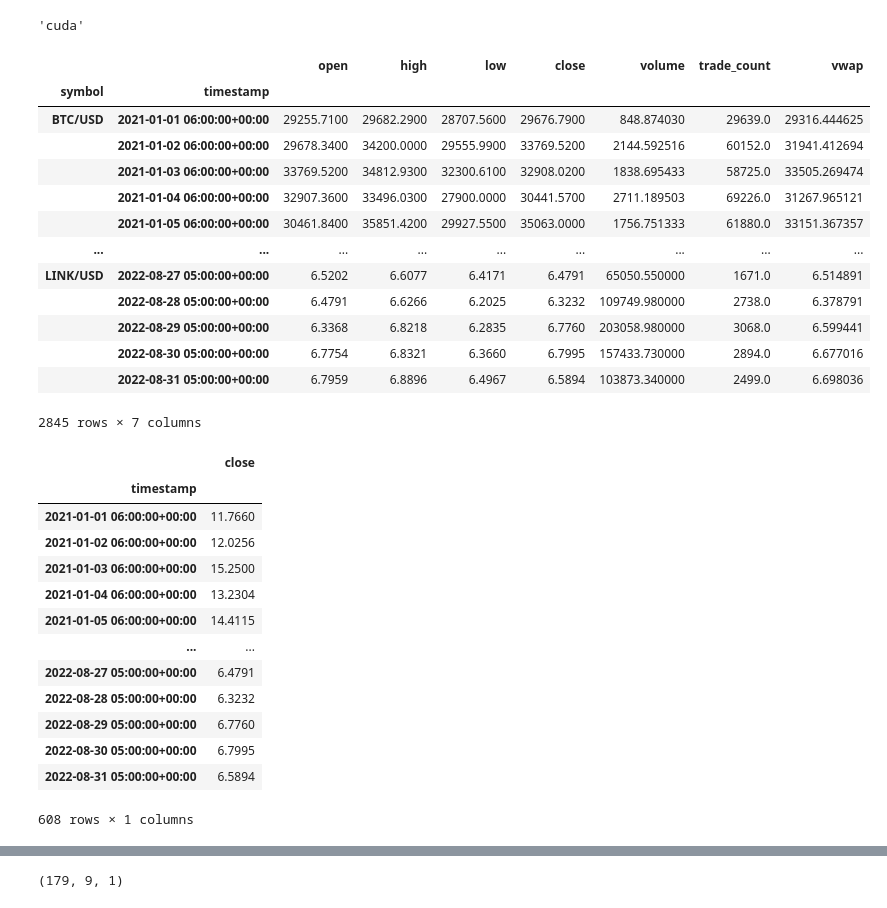
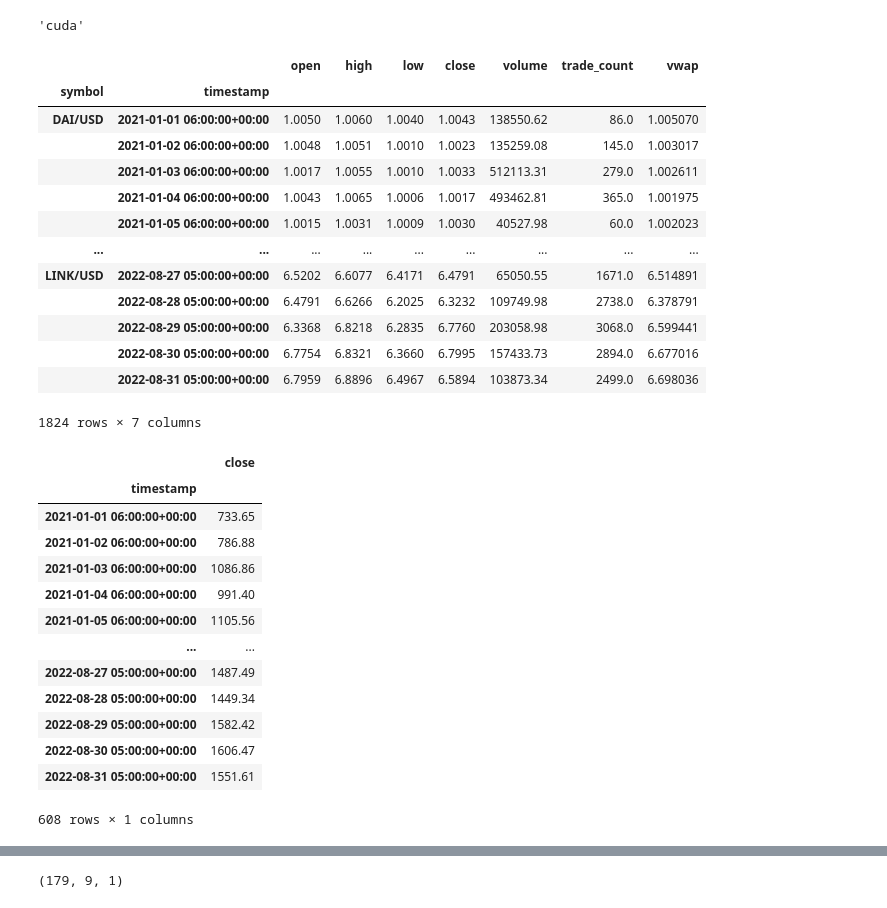
Before and after one commit to nathandsouza10/stock-analyzer, a Jupyter notebook: experiment/main.ipynb, the cells around one changed output, grey strips where cells are left out. Drawn from its saved outputs; the diff is of its cells as text; code cells hidden in the pictures.

```diff
--- a/experiment/main.ipynb
+++ b/experiment/main.ipynb
@@ -41,55 +41,57 @@ random.seed(42)
 # %%
 from alpaca.data.historical import CryptoHistoricalDataClient
 from alpaca.data.requests import CryptoBarsRequest
 from alpaca.data.timeframe import TimeFrame
 from datetime import datetime
 
 # no keys required for crypto data
 client = CryptoHistoricalDataClient()
+#"BTC/USD" "LINK/USD",
+stocks = [ "DAI/USD", "ETH/USD", "LINK/USD"]
 
 request_params = CryptoBarsRequest(
-                        symbol_or_symbols=["BTC/USD", "ETH/USD", "DAI/USD", "GRT/USD", "BTC/USD", "LINK/USD", "SHIB/USD"],
+                        symbol_or_symbols=stocks,
                         timeframe=TimeFrame.Day,
                         start=datetime(1600, 7, 1),
                         end=datetime(2022, 9, 1)
                  )
 
 bars = client.get_crypto_bars(request_params)
 
 # convert to dataframe
 bars.df
 # %% [output]
 |  |  | open | high | low | close | volume | trade_count | vwap |
 | symbol | timestamp |  |  |  |  |  |  |  |
-| BTC/USD | 2021-01-01 06:00:00+00:00 | 29255.7100 | 29682.2900 | 28707.5600 | 29676.7900 | 848.874030 | 29639.0 | 29316.444625 |
-|  | 2021-01-02 06:00:00+00:00 | 29678.3400 | 34200.0000 | 29555.9900 | 33769.5200 | 2144.592516 | 60152.0 | 31941.412694 |
-|  | 2021-01-03 06:00:00+00:00 | 33769.5200 | 34812.9300 | 32300.6100 | 32908.0200 | 1838.695433 | 58725.0 | 33505.269474 |
-|  | 2021-01-04 06:00:00+00:00 | 32907.3600 | 33496.0300 | 27900.0000 | 30441.5700 | 2711.189503 | 69226.0 | 31267.965121 |
-|  | 2021-01-05 06:00:00+00:00 | 30461.8400 | 35851.4200 | 29927.5500 | 35063.0000 | 1756.751333 | 61880.0 | 33151.367357 |
+| DAI/USD | 2021-01-01 06:00:00+00:00 | 1.0050 | 1.0060 | 1.0040 | 1.0043 | 138550.62 | 86.0 | 1.005070 |
+|  | 2021-01-02 06:00:00+00:00 | 1.0048 | 1.0051 | 1.0010 | 1.0023 | 135259.08 | 145.0 | 1.003017 |
+|  | 2021-01-03 06:00:00+00:00 | 1.0017 | 1.0055 | 1.0010 | 1.0033 | 512113.31 | 279.0 | 1.002611 |
+|  | 2021-01-04 06:00:00+00:00 | 1.0043 | 1.0065 | 1.0006 | 1.0017 | 493462.81 | 365.0 | 1.001975 |
+|  | 2021-01-05 06:00:00+00:00 | 1.0015 | 1.0031 | 1.0009 | 1.0030 | 40527.98 | 60.0 | 1.002023 |
 | ... | ... | ... | ... | ... | ... | ... | ... | ... |
-| LINK/USD | 2022-08-27 05:00:00+00:00 | 6.5202 | 6.6077 | 6.4171 | 6.4791 | 65050.550000 | 1671.0 | 6.514891 |
-|  | 2022-08-28 05:00:00+00:00 | 6.4791 | 6.6266 | 6.2025 | 6.3232 | 109749.980000 | 2738.0 | 6.378791 |
-|  | 2022-08-29 05:00:00+00:00 | 6.3368 | 6.8218 | 6.2835 | 6.7760 | 203058.980000 | 3068.0 | 6.599441 |
-|  | 2022-08-30 05:00:00+00:00 | 6.7754 | 6.8321 | 6.3660 | 6.7995 | 157433.730000 | 2894.0 | 6.677016 |
-|  | 2022-08-31 05:00:00+00:00 | 6.7959 | 6.8896 | 6.4967 | 6.5894 | 103873.340000 | 2499.0 | 6.698036 |
+| LINK/USD | 2022-08-27 05:00:00+00:00 | 6.5202 | 6.6077 | 6.4171 | 6.4791 | 65050.55 | 1671.0 | 6.514891 |
+|  | 2022-08-28 05:00:00+00:00 | 6.4791 | 6.6266 | 6.2025 | 6.3232 | 109749.98 | 2738.0 | 6.378791 |
+|  | 2022-08-29 05:00:00+00:00 | 6.3368 | 6.8218 | 6.2835 | 6.7760 | 203058.98 | 3068.0 | 6.599441 |
+|  | 2022-08-30 05:00:00+00:00 | 6.7754 | 6.8321 | 6.3660 | 6.7995 | 157433.73 | 2894.0 | 6.677016 |
+|  | 2022-08-31 05:00:00+00:00 | 6.7959 | 6.8896 | 6.4967 | 6.5894 | 103873.34 | 2499.0 | 6.698036 |
-2845 rows × 7 columns
+1824 rows × 7 columns
 # %%
-data = bars.df.loc['LINK/USD']
+data = bars.df.loc['ETH/USD']
 data[['close']]
 # %% [output]
 |  | close |
 | timestamp |  |
-| 2021-01-01 06:00:00+00:00 | 11.7660 |
-| 2021-01-02 06:00:00+00:00 | 12.0256 |
-| 2021-01-03 06:00:00+00:00 | 15.2500 |
-| 2021-01-04 06:00:00+00:00 | 13.2304 |
-| 2021-01-05 06:00:00+00:00 | 14.4115 |
+| 2021-01-01 06:00:00+00:00 | 733.65 |
+| 2021-01-02 06:00:00+00:00 | 786.88 |
+| 2021-01-03 06:00:00+00:00 | 1086.86 |
+| 2021-01-04 06:00:00+00:00 | 991.40 |
+| 2021-01-05 06:00:00+00:00 | 1105.56 |
 | ... | ... |
-| 2022-08-27 05:00:00+00:00 | 6.4791 |
-| 2022-08-28 05:00:00+00:00 | 6.3232 |
-| 2022-08-29 05:00:00+00:00 | 6.7760 |
-| 2022-08-30 05:00:00+00:00 | 6.7995 |
-| 2022-08-31 05:00:00+00:00 | 6.5894 |
+| 2022-08-27 05:00:00+00:00 | 1487.49 |
+| 2022-08-28 05:00:00+00:00 | 1449.34 |
+| 2022-08-29 05:00:00+00:00 | 1582.42 |
+| 2022-08-30 05:00:00+00:00 | 1606.47 |
+| 2022-08-31 05:00:00+00:00 | 1551.61 |
 608 rows × 1 columns
 # %%
 from sklearn.preprocessing import MinMaxScaler
```
Also changed, not shown: parts of 7 cells of this notebook.
